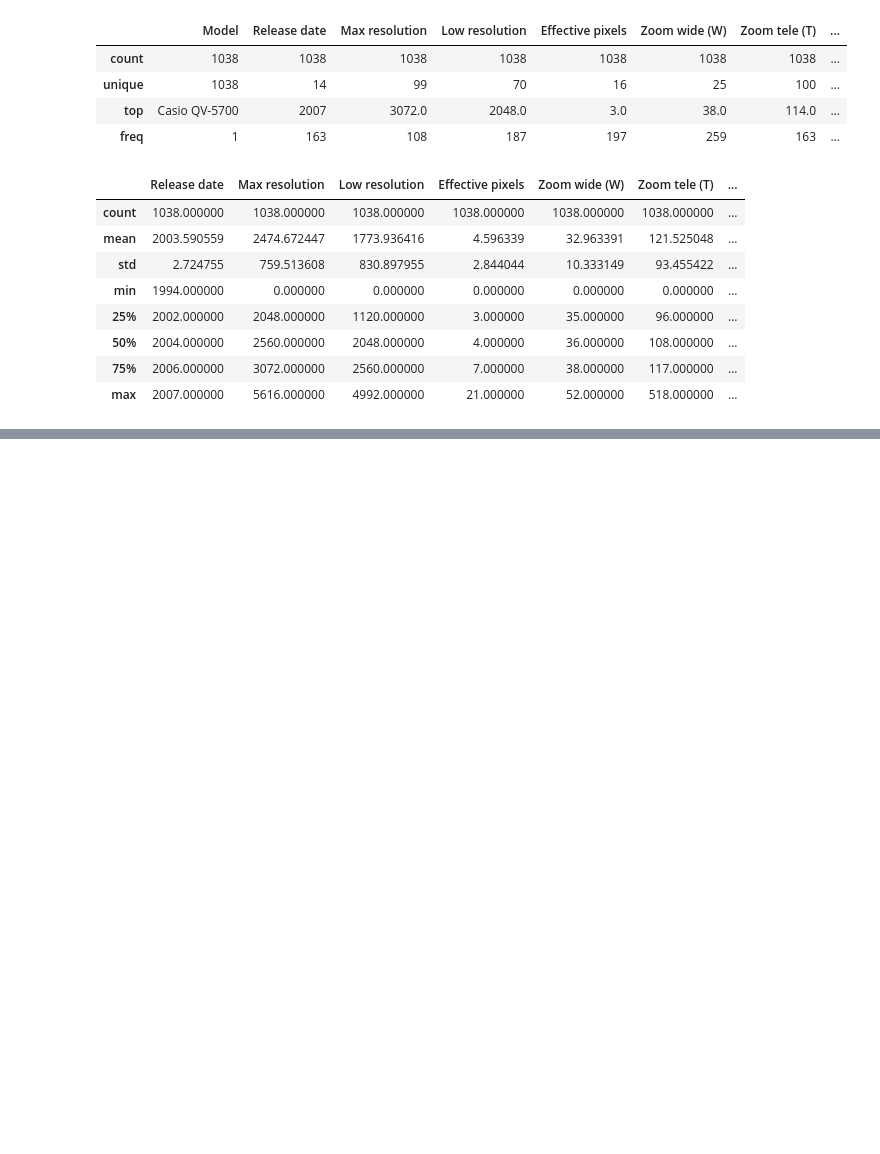
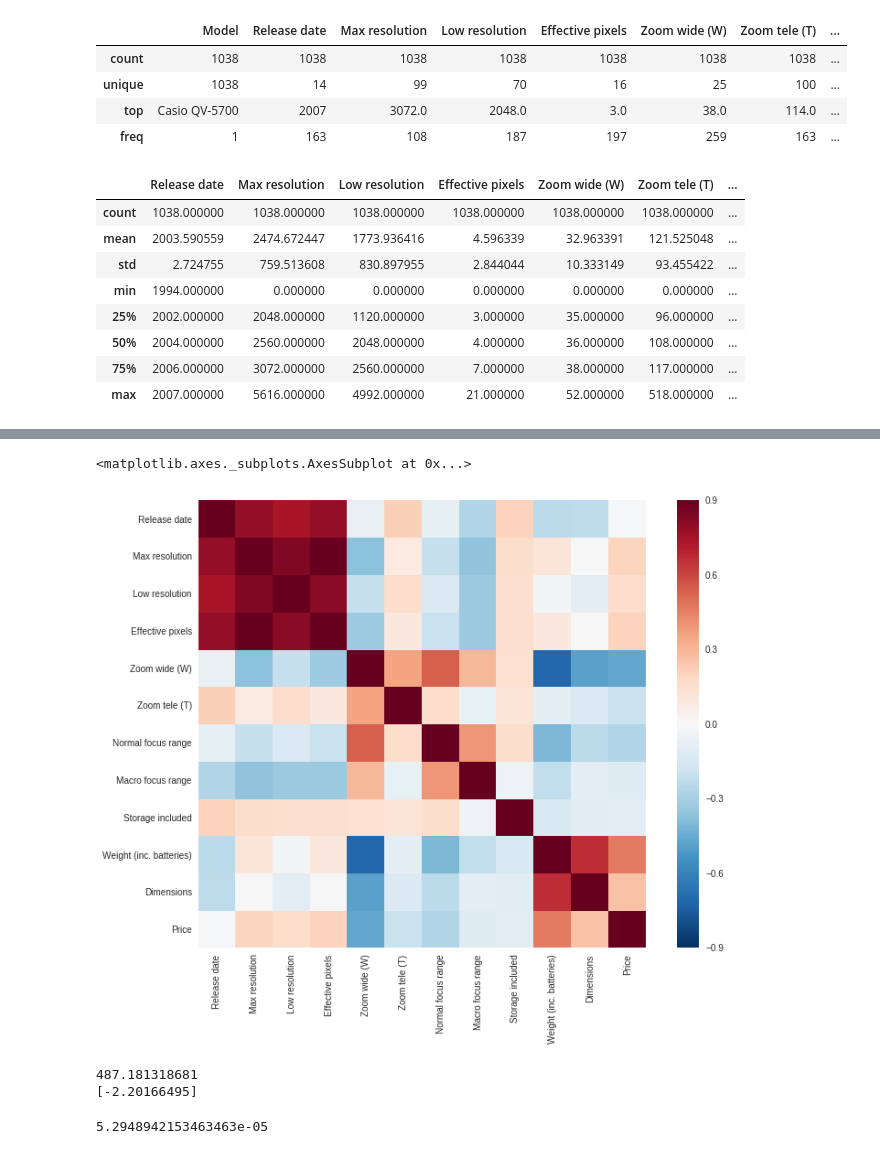
Before and after one commit to mainak24/Regression-2, a Jupyter notebook: Linear_1_camera.ipynb, the cells around one changed output, grey strips where cells are left out. Cells and saved outputs as stored; diff of their text form; code cells hidden in the pictures; blank space fills up the shorter version.

```diff
--- a/Linear_1_camera.ipynb
+++ b/Linear_1_camera.ipynb
@@ -175,0 +494,7 @@ df[df["Dimensions"].isnull()==True]
+# %%
+corrmat = df.corr()
+f, ax = plt.subplots(figsize=(12, 9))
+sns.heatmap(corrmat, vmax=.9, square=True)
+# %% [output]
+<matplotlib.axes._subplots.AxesSubplot at 0x...>
+[figure, added]
@@ -175,0 +507,11 @@ df[df["Dimensions"].isnull()==True]
+# %%
+x=scale(x_train["Release date"], with_mean=True, with_std=False).reshape(-1,1)
+model_LR.fit(x,y_train)
+print(model_LR.intercept_)
+print(model_LR.coef_)
+weight_pred = model_LR.predict(x)
+r2_score(y_train, weight_pred)
+# %% [output]
+487.181318681
+[-2.20166495]
+5.2948942153463463e-05
```
Also changed, not shown: parts of 45 cells of this notebook.
